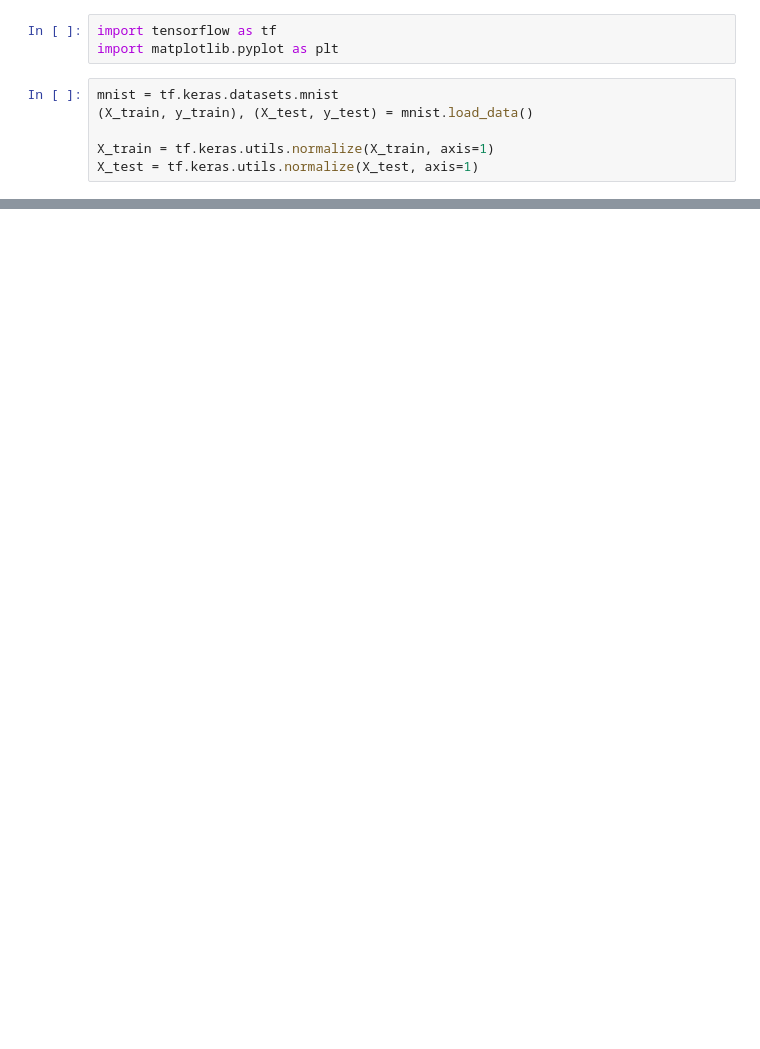
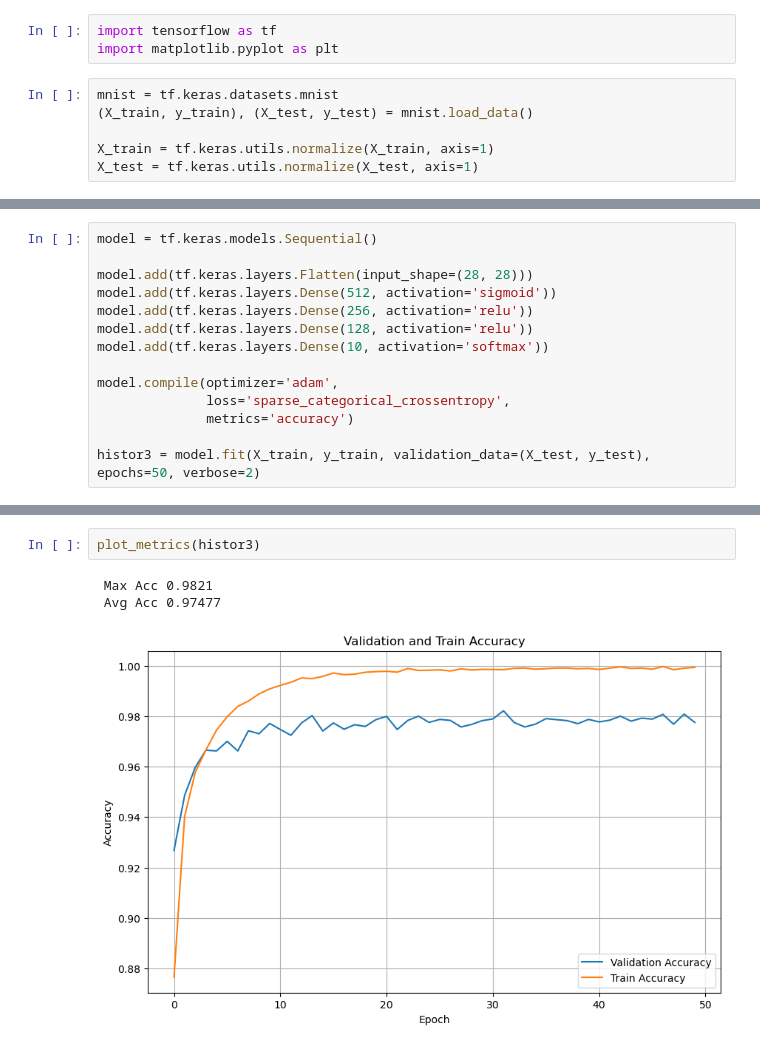
Before and after one commit to AtharvaTaras/ML-Projects, a Jupyter notebook: Handwritten Digit Recognition/Untitled.ipynb, the cells around one changed output, grey strips where cells are left out. Drawn from its saved outputs; the diff is of its cells as text; blank space fills up the shorter version.

```diff
--- a/Handwritten Digit Recognition/Untitled.ipynb
+++ b/Handwritten Digit Recognition/Untitled.ipynb
@@ -86,0 +101,14 @@ Epoch 50/50
+# %%
+model = tf.keras.models.Sequential()
+
+model.add(tf.keras.layers.Flatten(input_shape=(28, 28)))
+model.add(tf.keras.layers.Dense(512, activation='sigmoid'))
+model.add(tf.keras.layers.Dense(256, activation='relu'))
+model.add(tf.keras.layers.Dense(128, activation='relu'))
+model.add(tf.keras.layers.Dense(10, activation='softmax'))
+
+model.compile(optimizer='adam',
+              loss='sparse_categorical_crossentropy',
+              metrics='accuracy')
+
+histor3 = model.fit(X_train, y_train, validation_data=(X_test, y_test), epochs=50, verbose=2)
@@ -86,0 +133,6 @@ Epoch 50/50
+# %%
+plot_metrics(histor3)
+# %% [output]
+ Max Acc 0.9821
+ Avg Acc 0.97477
+[figure, added]
```
Also changed, not shown: parts of 7 cells of this notebook.
